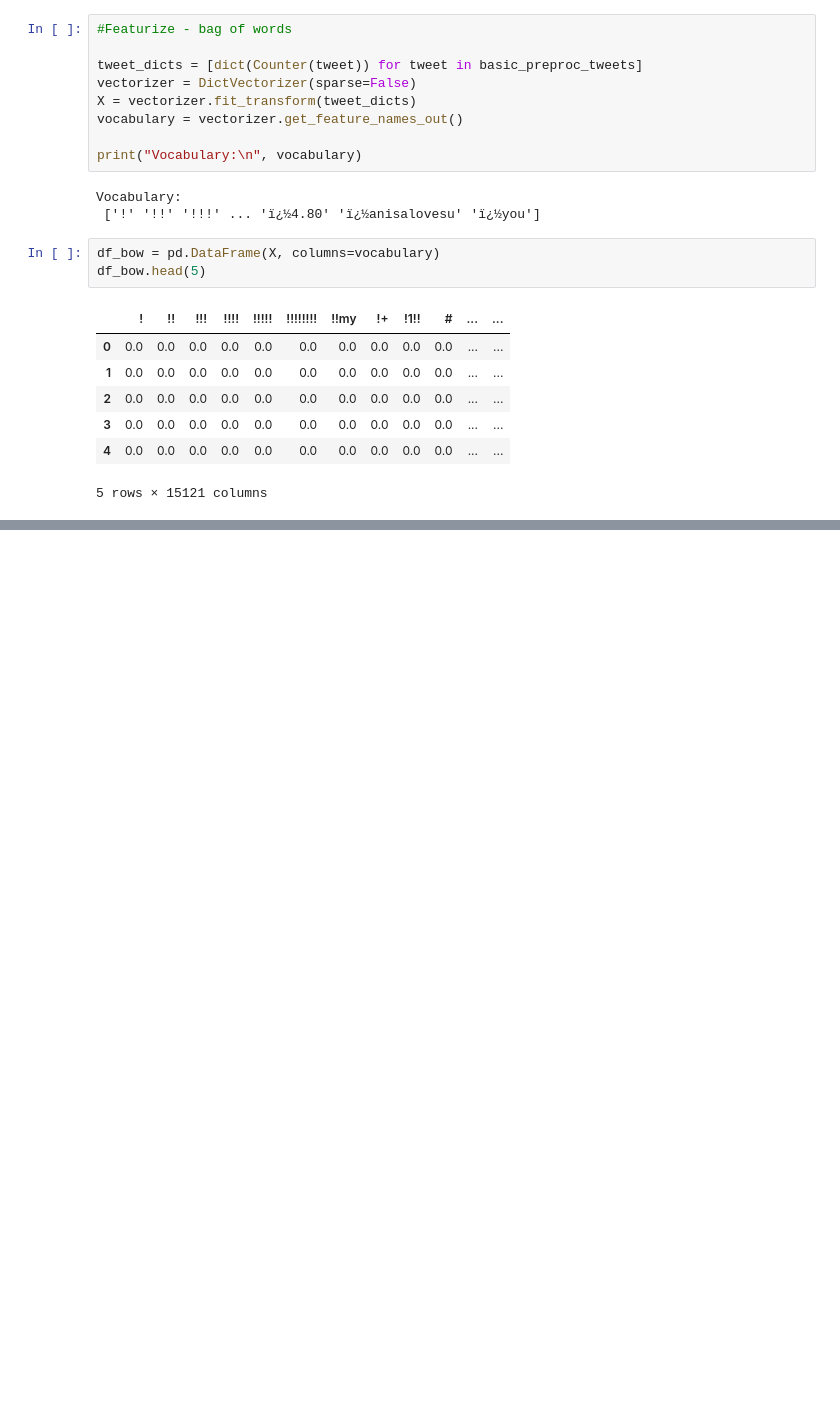
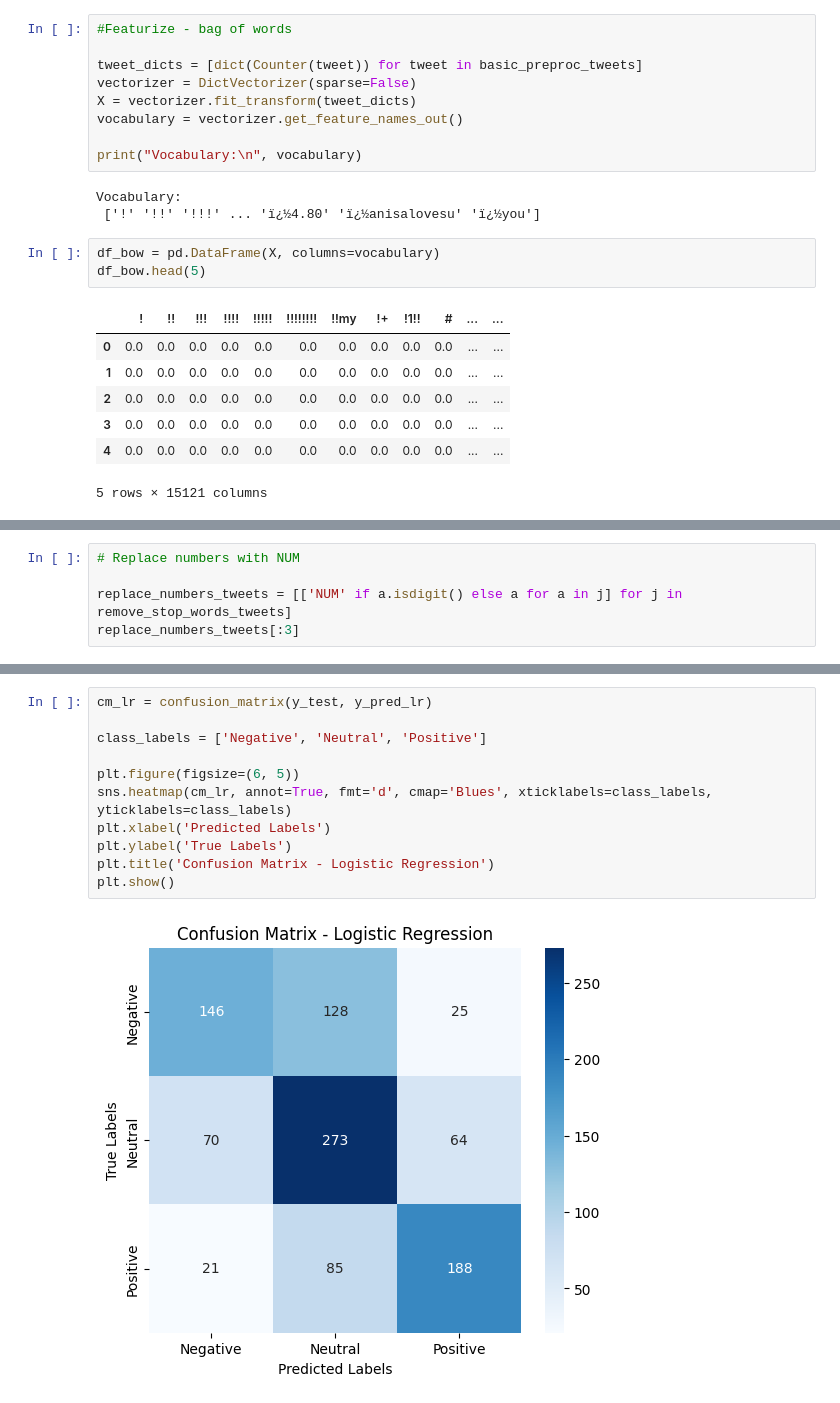
Before and after one commit to aliirtazas/sentiment-classification-ml-bert, a Jupyter notebook: twitter_sentiment_classification_ML_BERT.ipynb, the cells around one changed output, grey strips where cells are left out. Drawn from its saved outputs; the diff is of its cells as text; blank space fills up the shorter version.

```diff
--- a/twitter_sentiment_classification_ML_BERT.ipynb
+++ b/twitter_sentiment_classification_ML_BERT.ipynb
@@ -116,0 +184,5 @@ df_bow.head(5)
+# %%
+# Replace numbers with NUM
+
+replace_numbers_tweets = [['NUM' if a.isdigit() else a for a in j] for j in remove_stop_words_tweets]
+replace_numbers_tweets[:3]
@@ -122,0 +316,13 @@ X_train.shape
+# %%
+cm_lr = confusion_matrix(y_test, y_pred_lr)
+
+class_labels = ['Negative', 'Neutral', 'Positive']
+
+plt.figure(figsize=(6, 5))
+sns.heatmap(cm_lr, annot=True, fmt='d', cmap='Blues', xticklabels=class_labels, yticklabels=class_labels)
+plt.xlabel('Predicted Labels')
+plt.ylabel('True Labels')
+plt.title('Confusion Matrix - Logistic Regression')
+plt.show()
+# %% [output]
+[figure, added]
```
Also changed, not shown: parts of 36 cells of this notebook.
